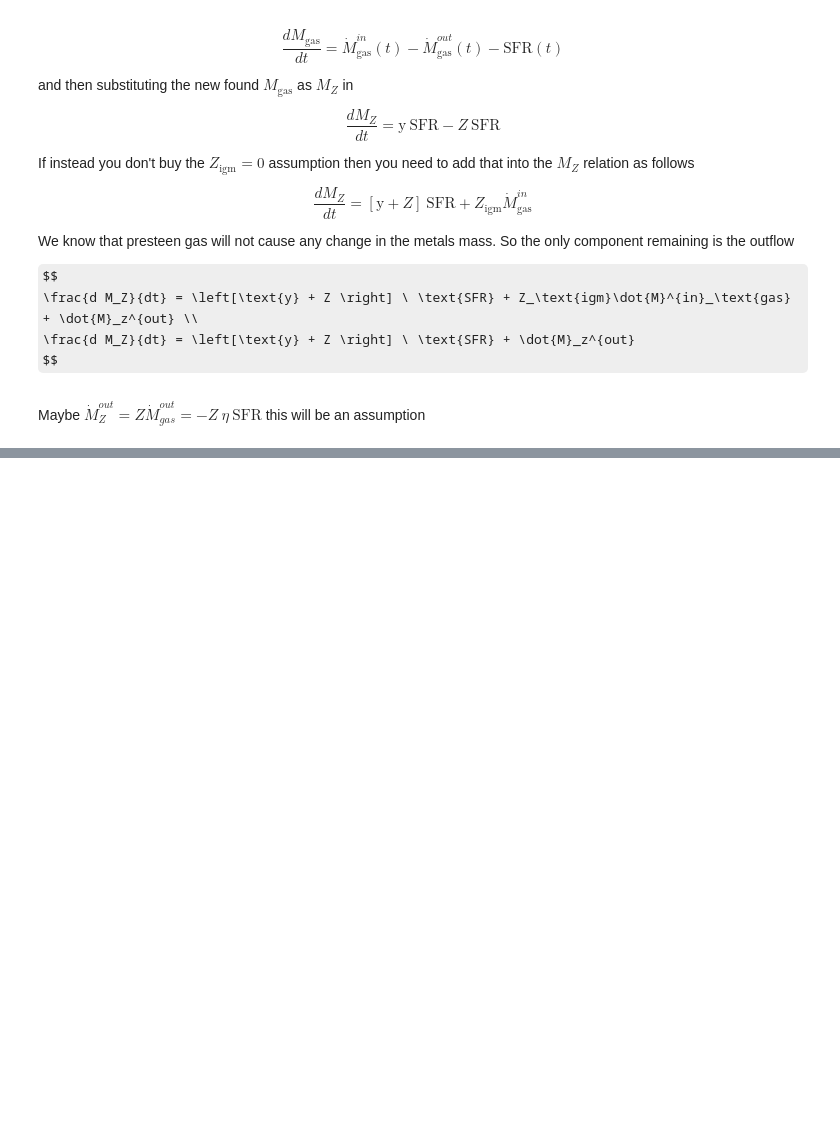
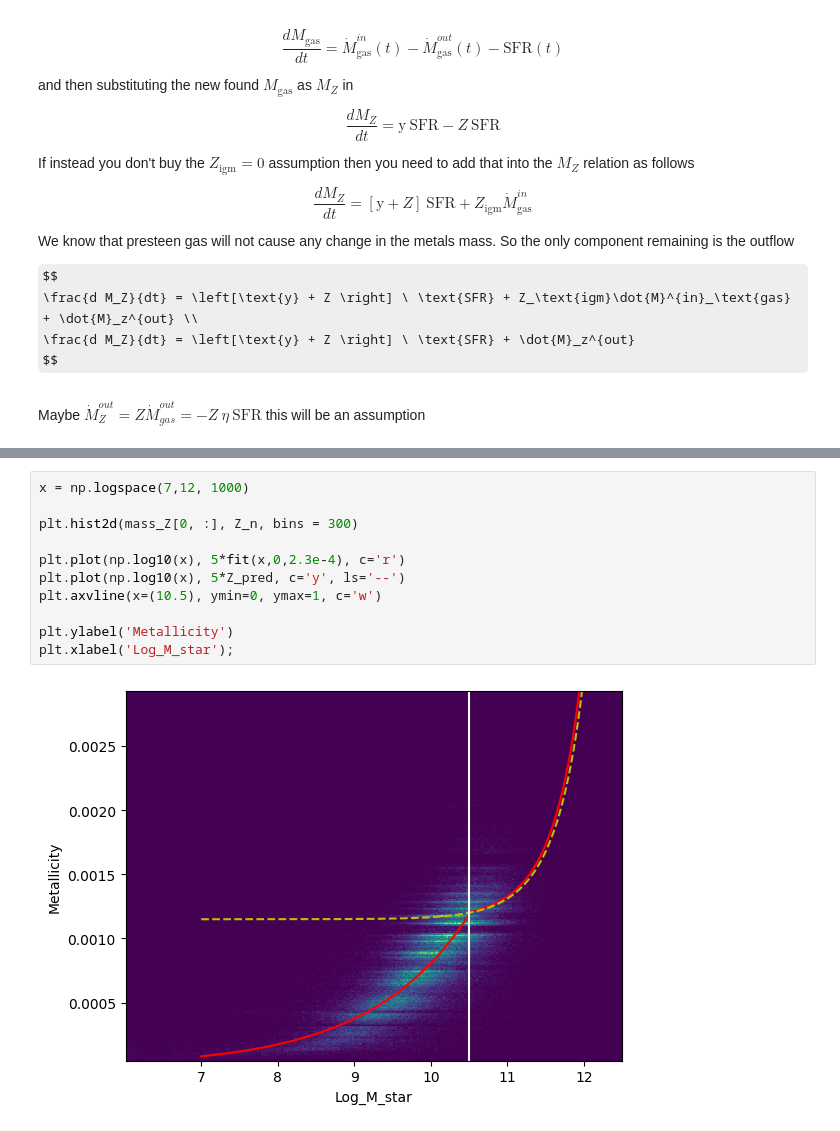
Before and after one commit to smucedola/cosmic-lab, a Jupyter notebook: Lab_1.ipynb, the cells around one changed output, grey strips where cells are left out. Drawn from its saved outputs; the diff is of its cells as text; some formulas as TeX source; blank space fills up the shorter version.

```diff
--- a/Lab_1.ipynb
+++ b/Lab_1.ipynb
@@ -732,0 +720,13 @@ plt.xlabel('Log_M_star');
+# %%
+x = np.logspace(7,12, 1000)
+
+plt.hist2d(mass_Z[0, :], Z_n, bins = 300)
+
+plt.plot(np.log10(x), 5*fit(x,0,2.3e-4), c='r')
+plt.plot(np.log10(x), 5*Z_pred, c='y', ls='--')
+plt.axvline(x=(10.5), ymin=0, ymax=1, c='w')
+
+plt.ylabel('Metallicity')
+plt.xlabel('Log_M_star');
+# %% [output]
+[figure, added]
```
Also changed, not shown: parts of 5 cells of this notebook, 2 other files.
